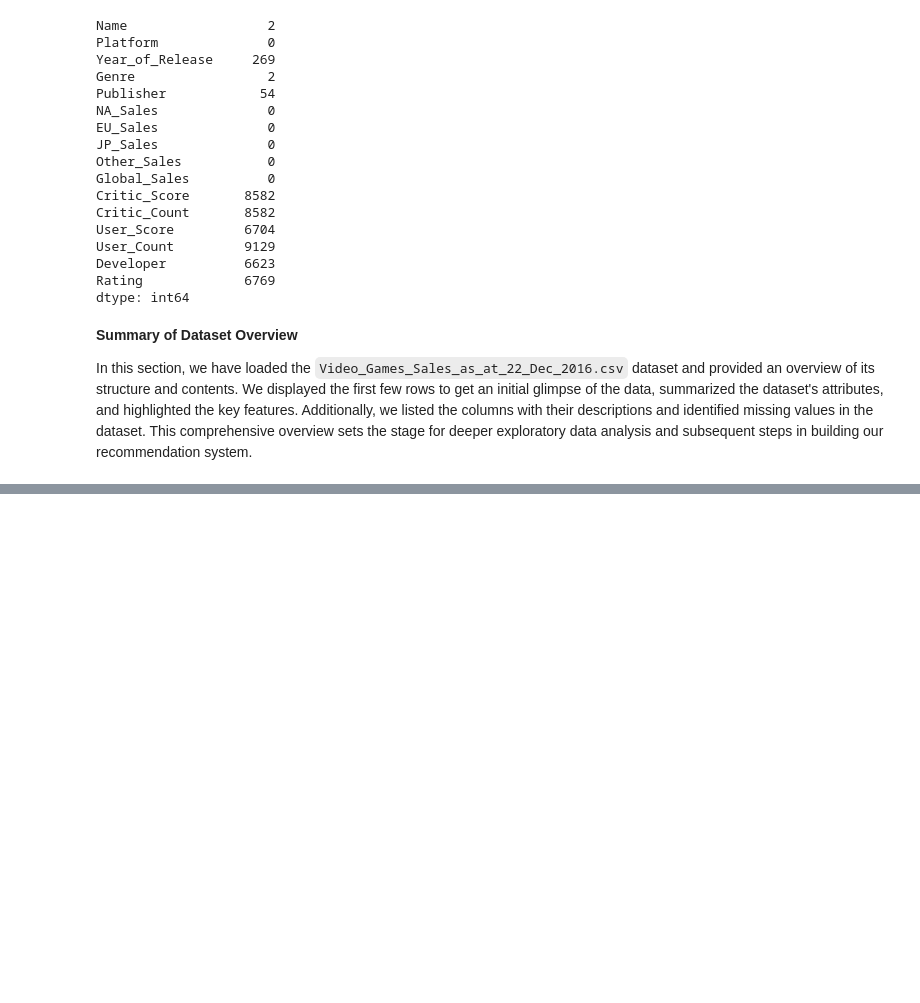
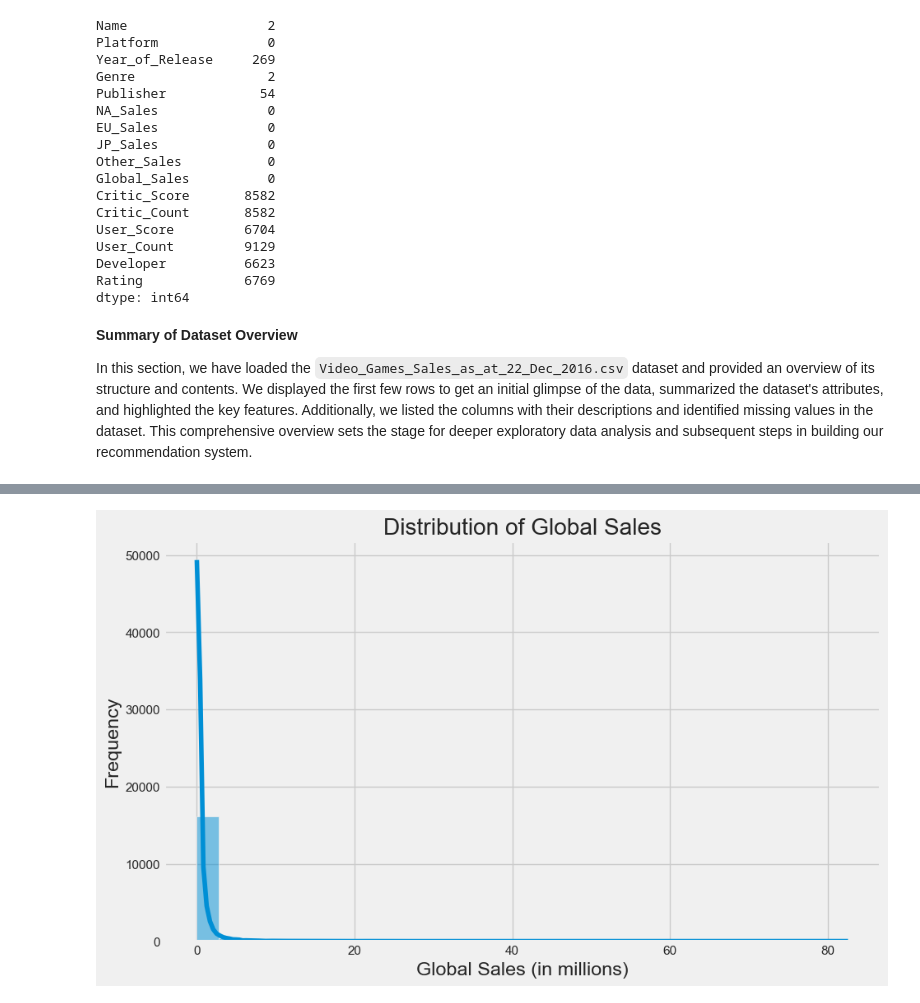
Before and after one commit to grainier/games-recommender-system, a Jupyter notebook: notebooks/games-recommender-system.ipynb, the cells around one changed output, grey strips where cells are left out. Drawn from its saved outputs; the diff is of its cells as text; code cells hidden in the pictures; blank space fills up the shorter version.

```diff
--- a/notebooks/games-recommender-system.ipynb
+++ b/notebooks/games-recommender-system.ipynb
@@ -154,0 +159,94 @@ In this section, we have loaded the `Video_Games_Sales_as_at_22_Dec_2016.csv` da
+# %%
+# Setting up visual styles
+sns.set(style="whitegrid")
+plt.style.use('fivethirtyeight')
+
+# Displaying the first few rows of the dataset again for reference
+print("First few rows of the dataset:")
+display(df.head())
+
+# 1. Distribution of Global Sales
+plt.figure(figsize=(10, 6))
+sns.histplot(df['Global_Sales'], kde=True, bins=30)
+plt.title('Distribution of Global Sales')
+plt.xlabel('Global Sales (in millions)')
+plt.ylabel('Frequency')
+plt.show()
+
+# 2. Sales by Genre
+plt.figure(figsize=(12, 8))
+sns.boxplot(x='Genre', y='Global_Sales', data=df)
+plt.xticks(rotation=90)
+plt.title('Global Sales by Genre')
+plt.xlabel('Genre')
+plt.ylabel('Global Sales (in millions)')
+plt.show()
+
+# 3. Sales by Platform
+plt.figure(figsize=(14, 8))
+platform_sales = df.groupby('Platform')['Global_Sales'].sum().sort_values(ascending=False)
+sns.barplot(x=platform_sales.index, y=platform_sales.values, palette='viridis')
+plt.title('Total Global Sales by Platform')
+plt.xlabel('Platform')
+plt.ylabel('Total Global Sales (in millions)')
+plt.xticks(rotation=90)
+plt.show()
+
+# 4. Sales by Year of Release
+plt.figure(figsize=(14, 8))
+year_sales = df.groupby('Year_of_Release')['Global_Sales'].sum().sort_index()
+sns.lineplot(x=year_sales.index, y=year_sales.values)
+plt.title('Total Global Sales by Year of Release')
+plt.xlabel('Year of Release')
+plt.ylabel('Total Global Sales (in millions)')
+plt.xticks(rotation=90)
+plt.show()
+
+# 5. Distribution of Critic Scores
+plt.figure(figsize=(10, 6))
+sns.histplot(df['Critic_Score'].dropna(), kde=True, bins=30)
+plt.title('Distribution of Critic Scores')
+plt.xlabel('Critic Score')
+plt.ylabel('Frequency')
+plt.show()
+
+# 6. Distribution of User Scores
+plt.figure(figsize=(10, 6))
+sns.histplot(df['User_Score'].dropna(), kde=True, bins=30)
+plt.title('Distribution of User Scores')
+plt.xlabel('User Score')
+plt.ylabel('Frequency')
+plt.show()
+
+# 7. Correlation Heatmap (excluding non-numeric columns)
+plt.figure(figsize=(12, 8))
+numeric_df = df.select_dtypes(include=['float64', 'int64'])  # Selecting only numeric columns
+correlation_matrix = numeric_df.corr()
+sns.heatmap(correlation_matrix, annot=True, cmap='coolwarm', linewidths=0.5)
+plt.title('Correlation Heatmap of Features')
+plt.show()
+
+# 8. Distribution of Genres
+plt.figure(figsize=(12, 8))
+sns.countplot(y='Genre', data=df, order=df['Genre'].value_counts().index, palette='viridis')
+plt.title('Distribution of Genres')
+plt.xlabel('Count')
+plt.ylabel('Genre')
+plt.show()
+
+# 9. Distribution of Platforms
+plt.figure(figsize=(14, 8))
+sns.countplot(y='Platform', data=df, order=df['Platform'].value_counts().index, palette='viridis')
+plt.title('Distribution of Platforms')
+plt.xlabel('Count')
+plt.ylabel('Platform')
+plt.show()
+
+# 10. Distribution of Ratings
+plt.figure(figsize=(12, 8))
+sns.countplot(y='Rating', data=df, order=df['Rating'].value_counts().index, palette='viridis')
+plt.title('Distribution of Ratings')
+plt.xlabel('Count')
+plt.ylabel('Rating')
+plt.show()
+# %% [output]
@@ -154,0 +260 @@ In this section, we have loaded the `Video_Games_Sales_as_at_22_Dec_2016.csv` da
+[figure, added]
```
Also changed, not shown: parts of 4 cells of this notebook.
